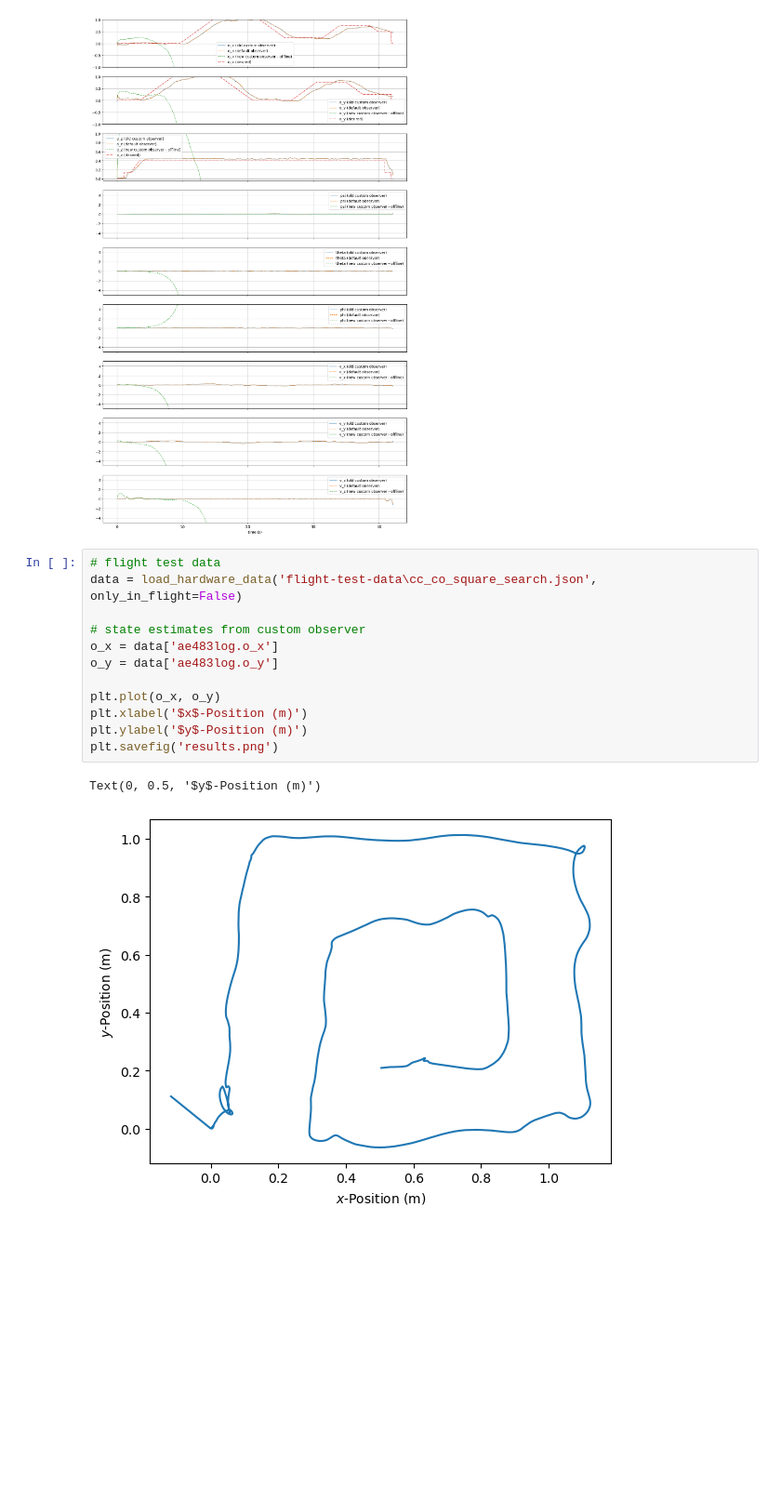
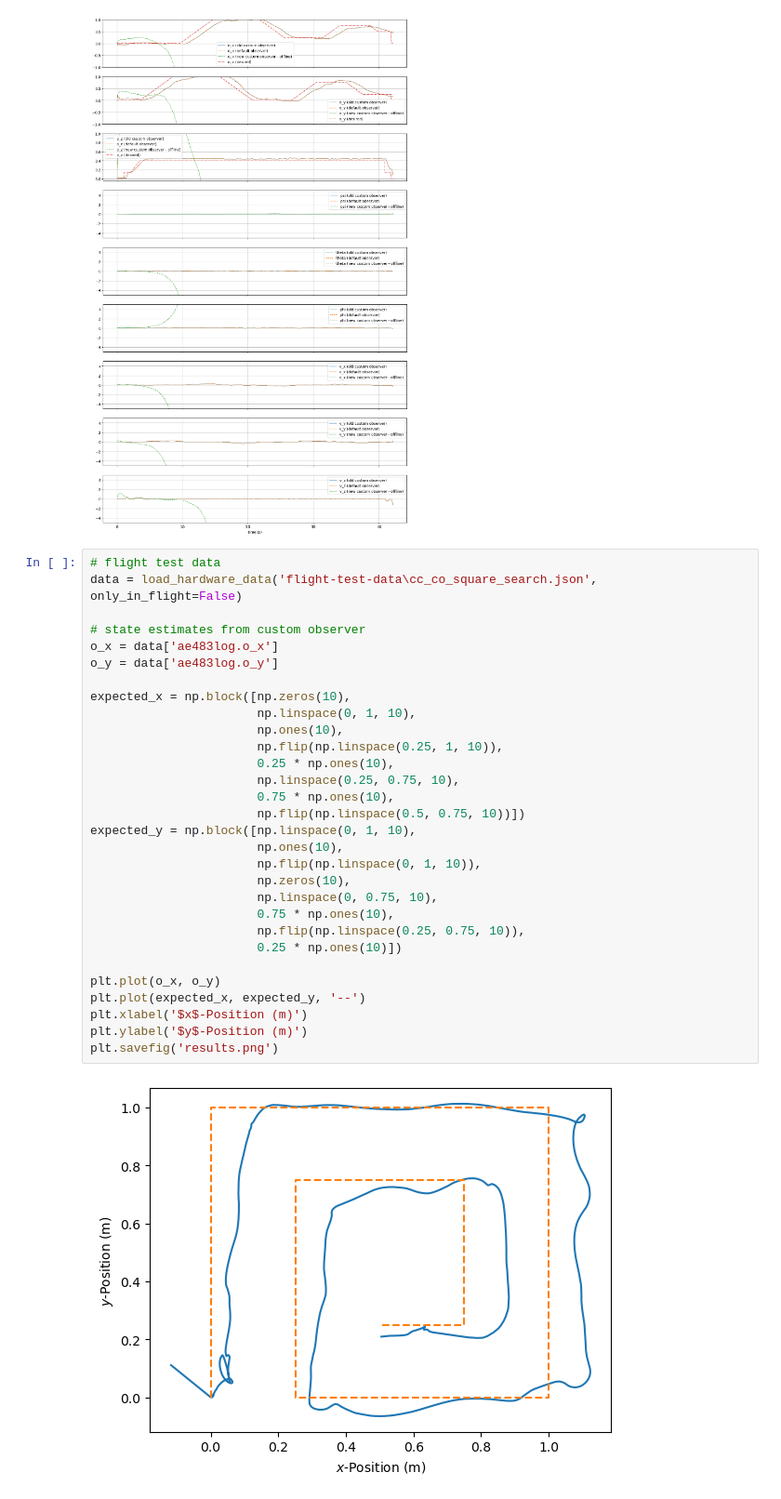
Before and after one commit to prahershk/AE483, a Jupyter notebook: offline_test.ipynb, the cells around one changed output. Shown at 93% size. Drawn from its saved outputs; the diff is of its cells as text; blank space fills up the shorter version.

Commit message:
Added expected flight path code to offline test

```diff
--- a/offline_test.ipynb
+++ b/offline_test.ipynb
@@ -606,15 +606,32 @@ plt.show()
 # %%
 # flight test data
 data = load_hardware_data('flight-test-data\cc_co_square_search.json', only_in_flight=False)
 
 # state estimates from custom observer
 o_x = data['ae483log.o_x']
 o_y = data['ae483log.o_y']
 
+expected_x = np.block([np.zeros(10),
+                       np.linspace(0, 1, 10),
+                       np.ones(10),
+                       np.flip(np.linspace(0.25, 1, 10)),
+                       0.25 * np.ones(10),
+                       np.linspace(0.25, 0.75, 10),
+                       0.75 * np.ones(10),
+                       np.flip(np.linspace(0.5, 0.75, 10))])
+expected_y = np.block([np.linspace(0, 1, 10),
+                       np.ones(10),
+                       np.flip(np.linspace(0, 1, 10)),
+                       np.zeros(10),
+                       np.linspace(0, 0.75, 10),
+                       0.75 * np.ones(10),
+                       np.flip(np.linspace(0.25, 0.75, 10)),
+                       0.25 * np.ones(10)])
+
 plt.plot(o_x, o_y)
+plt.plot(expected_x, expected_y, '--')
 plt.xlabel('$x$-Position (m)')
 plt.ylabel('$y$-Position (m)')
 plt.savefig('results.png')
 # %% [output]
-Text(0, 0.5, '$y$-Position (m)')
-[figure, old version]
+[figure, new version]
```
